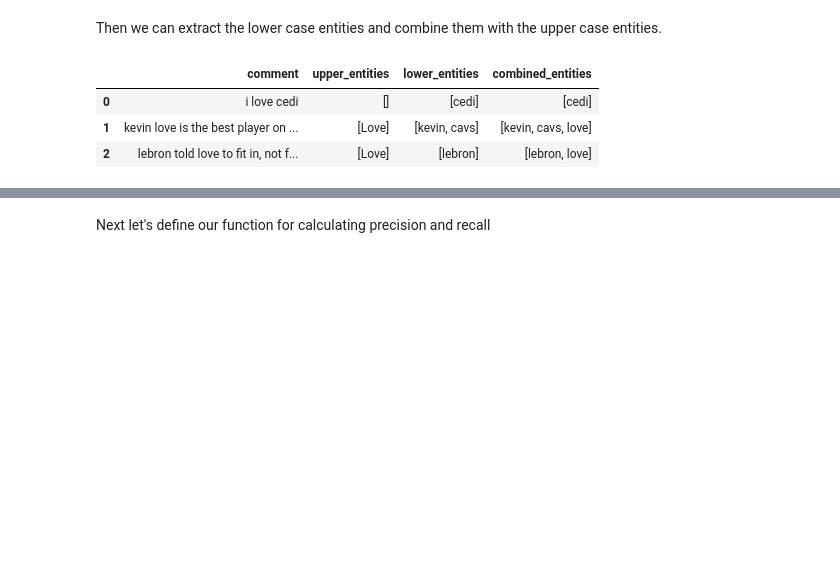
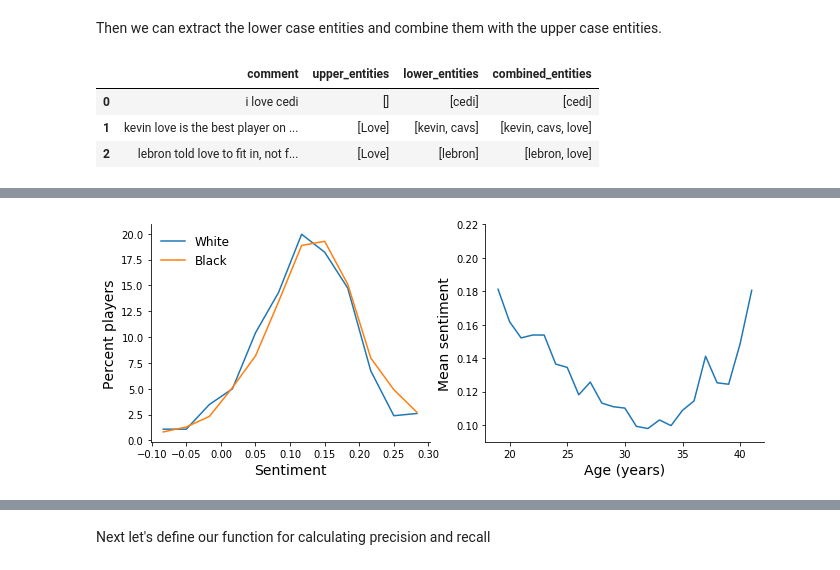
Before and after one commit to map222/trailofpapers, a Jupyter notebook: sentiment_sports/paper/calculating_player_sentiment.ipynb, the cells around one changed output, grey strips where cells are left out. Drawn from its saved outputs; the diff is of its cells as text; code cells hidden in the pictures; blank space fills up the shorter version.

```diff
--- a/sentiment_sports/paper/calculating_player_sentiment.ipynb
+++ b/sentiment_sports/paper/calculating_player_sentiment.ipynb
@@ -137,0 +278,26 @@ First, some imports
+# %%
+fs = 14
+fig, (ax2, ax1) = plt.subplots(1,2, figsize = [11, 4])
+nba_df.groupby('Age').mean().reset_index().plot('Age', 'mean_sentiment', ax = ax1);
+#join_df.groupby('Ht').mean().reset_index().plot('Ht', 'compound_mean_mean', ax = ax2);
+#plt.errorbar(['Black', 'White'], race_means, race_stds)
+bin_width = 0.03333
+sentiment_bins = np.arange(-0.1, 0.3, bin_width)
+white_hist, _ = np.histogram(nba_df.query('Race == "W"')['mean_sentiment'], bins = sentiment_bins)
+black_hist, _ = np.histogram(nba_df.query('Race == "B"')['mean_sentiment'], bins = sentiment_bins)
+ax2.plot(sentiment_bins[:-1] + bin_width /2,100* white_hist / white_hist.sum() , label='White')
+ax2.plot(sentiment_bins[:-1] + bin_width /2,100* black_hist / black_hist.sum() , label='Black')
+ax1.set_ylabel('Mean sentiment', fontsize = fs)
+ax1.set_xlabel('Age (years)', fontsize = fs)
+ax2.set_xlabel('Sentiment', fontsize = fs)
+ax2.set_ylabel('Percent players', fontsize = fs)
+ax1.set_ylim([0.09, 0.22]);
+ax2.legend(fontsize = fs-2, frameon=False, loc='upper left')
+ax1.legend().remove()
+ax1.spines['right'].set_visible(False)
+ax1.spines['top'].set_visible(False)
+ax2.spines['right'].set_visible(False)
+ax2.spines['top'].set_visible(False)
+fig.savefig('Sentiment hist age.png',bbox_inches='tight', dpi=600)
+# %% [output]
+[figure, added]
```
Also changed, not shown: parts of 72 cells of this notebook, 2 other files.
